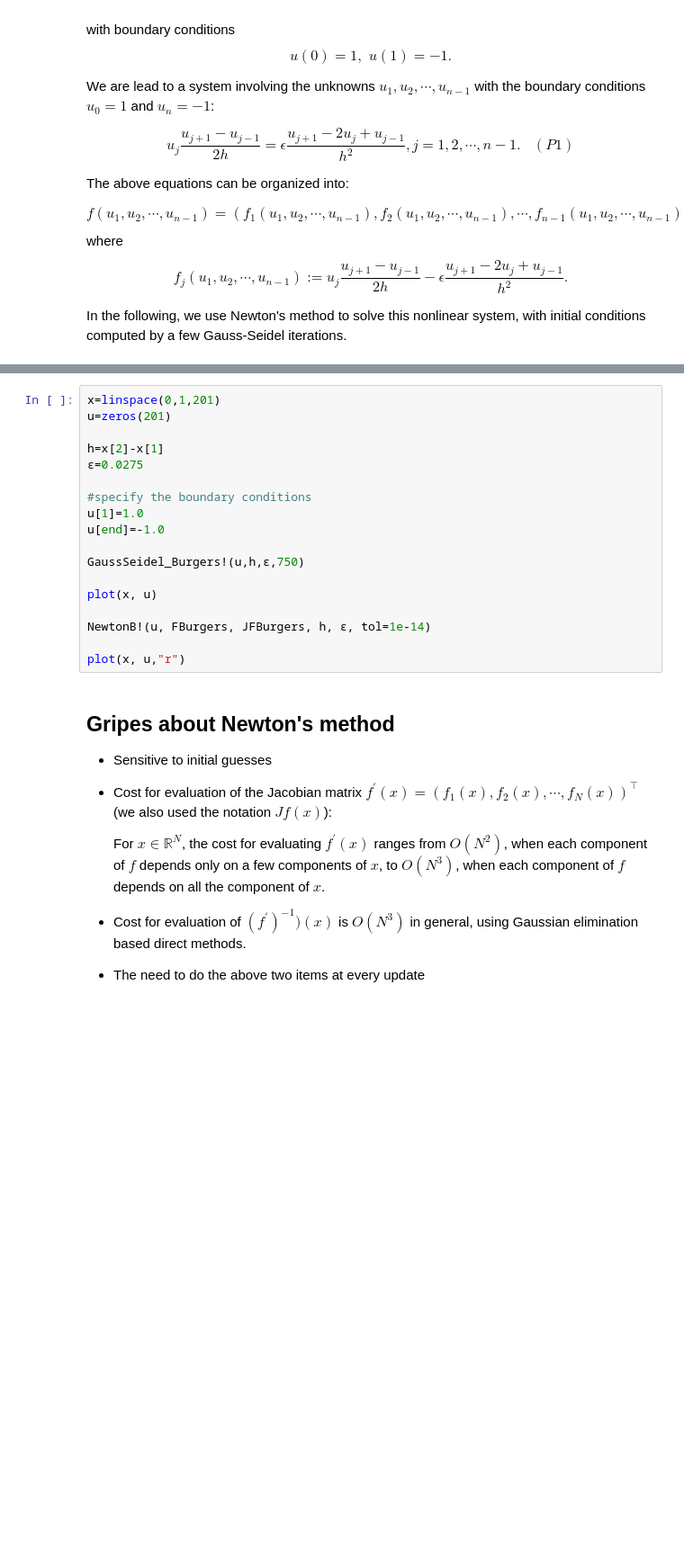
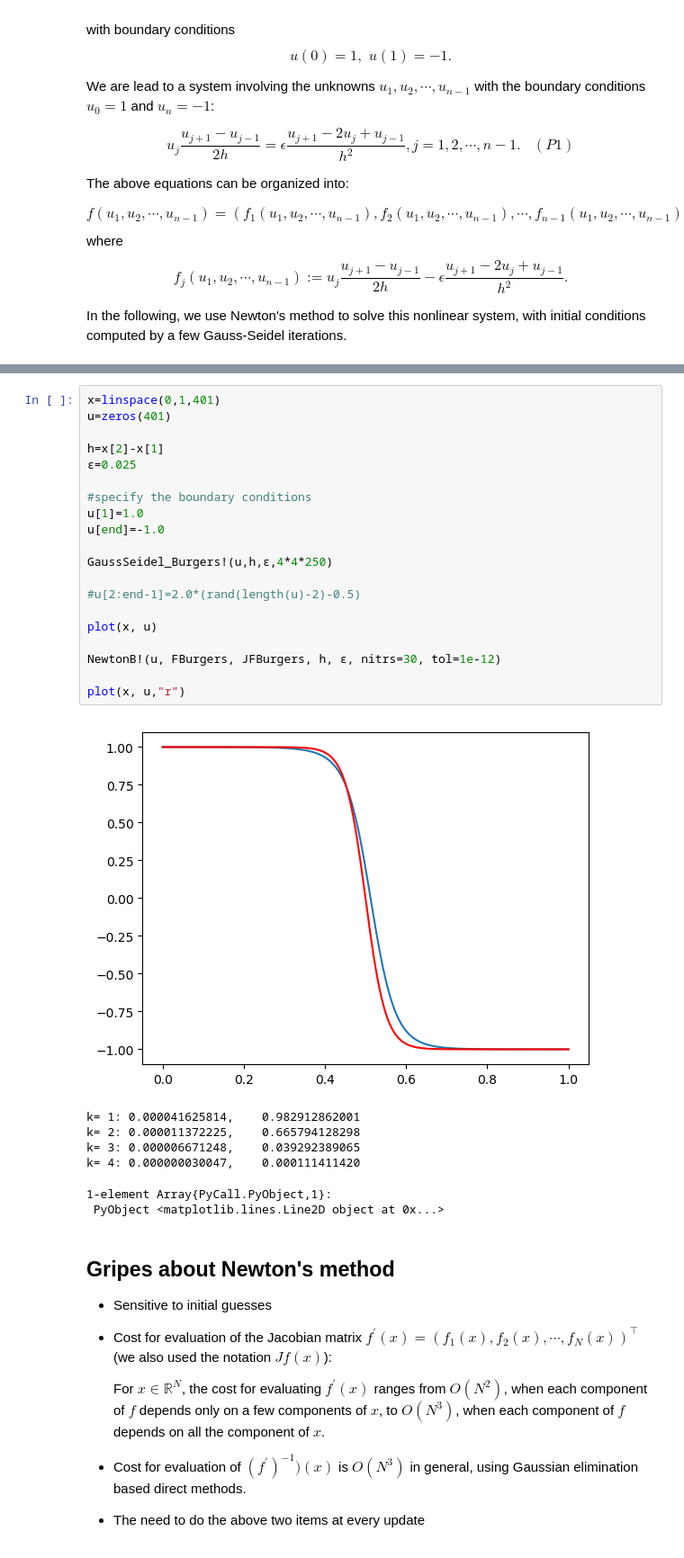
Before and after one commit to yhrtsai/M368K_S2018, a Jupyter notebook: M368K Workbook - Fixed Point algorithms for nonlinear systems.ipynb, the cells around one changed output, grey strips where cells are left out. Shown: that part at 90% size. Saved outputs shown, nothing was run; the diff lists cells and outputs as text; blank space fills up the shorter version.

```diff
--- a/M368K Workbook - Fixed Point algorithms for nonlinear systems.ipynb
+++ b/M368K Workbook - Fixed Point algorithms for nonlinear systems.ipynb
@@ -285,21 +285,31 @@ JFBurgers (generic function with 1 method)
 # %%
-x=linspace(0,1,201)
-u=zeros(201)
+x=linspace(0,1,401)
+u=zeros(401)
 
 h=x[2]-x[1]
-ϵ=0.0275
+ϵ=0.025
 
 #specify the boundary conditions
 u[1]=1.0
 u[end]=-1.0
 
-GaussSeidel_Burgers!(u,h,ϵ,750)
+GaussSeidel_Burgers!(u,h,ϵ,4*4*250)
+
+#u[2:end-1]=2.0*(rand(length(u)-2)-0.5)
 
 plot(x, u)
 
-NewtonB!(u, FBurgers, JFBurgers, h, ϵ, tol=1e-14)
+NewtonB!(u, FBurgers, JFBurgers, h, ϵ, nitrs=30, tol=1e-12)
 
 plot(x, u,"r")
+# %% [output]
+[figure, added]
+k= 1: 0.000041625814,    0.982912862001
+k= 2: 0.000011372225,    0.665794128298
+k= 3: 0.000006671248,    0.039292389065
+k= 4: 0.000000030047,    0.000111411420
+1-element Array{PyCall.PyObject,1}:
+ PyObject <matplotlib.lines.Line2D object at 0x...>
 # %% [markdown]
 ## Gripes about Newton's method
 
```
Also changed, not shown: parts of 2 cells of this notebook.
